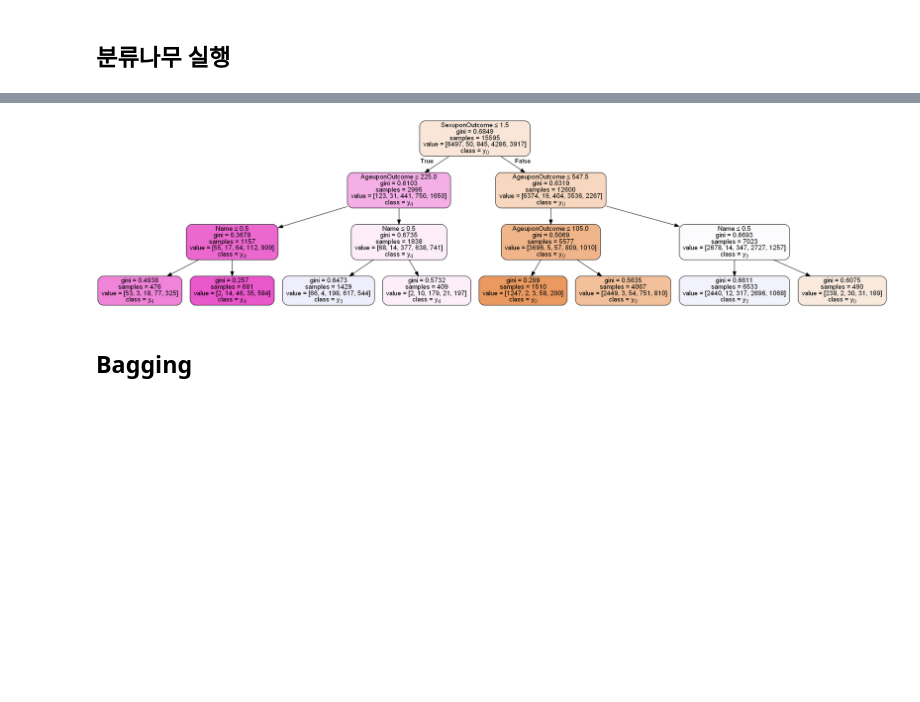
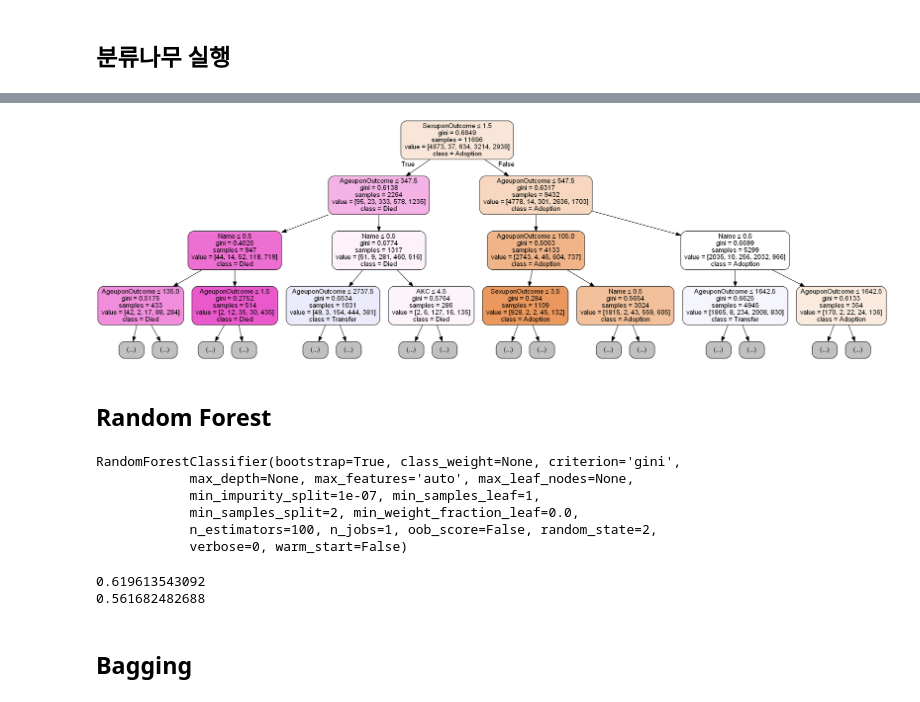
Before and after one commit to JihongL/Shelter-Animal-Outcomes, a Jupyter notebook: Shelter_Classification.ipynb, the cells around one changed output, grey strips where cells are left out. Cells and saved outputs as stored; diff of their text form; code cells hidden in the pictures; blank space fills up the shorter version.

```diff
--- a/Shelter_Classification.ipynb
+++ b/Shelter_Classification.ipynb
@@ -65,5 +66,11 @@ Dog.head()
+# %%
+X = Dog[['Name', 'SexuponOutcome', 'AgeuponOutcome', 'Type', 'AKC']]
+y = Dog['OutcomeType']
+# %%
+from sklearn.model_selection import train_test_split
+X_train, X_test, y_train, y_test = train_test_split(X, y, stratify=y)
 # %% [markdown]
 ## 분류나무 실행
 # %%
 from sklearn.tree import DecisionTreeClassifier
-clf = DecisionTreeClassifier(max_depth=3)
+clf = DecisionTreeClassifier()
@@ -73,2 +77,2 @@ Y = Dog['OutcomeType']
 # %%
-clf = clf.fit(X, Y)
+clf = clf.fit(X_train, y_train)
@@ -88,10 +92,12 @@ from sklearn import tree
 import pydotplus
 import graphviz
 # %%
-dot_data = tree.export_graphviz(clf, out_file=None, filled=True, rounded=True, special_characters=True,
+dot_data = tree.export_graphviz(clf, out_file=None, filled=True, rounded=True, special_characters=True, max_depth=3,
                                feature_names=['Name', 'SexuponOutcome', 'AgeuponOutcome', 'Type', 'AKC'],
-                               class_names=True)
+                               class_names=['Adoption', 'Euthanasia', 'Return to owner', 'Transfer', 'Died'])
 graph = pydotplus.graph_from_dot_data(dot_data)
 Image(graph.create_png())
 # %% [output]
-[figure, old version]
+[figure, new version]
+# %% [markdown]
+## Random Forest
@@ -98,3 +106,19 @@ Image(graph.create_png())
+# %%
+forest = RandomForestClassifier(n_estimators=100, random_state=2)
+forest.fit(X_train, y_train)
+# %% [output]
+RandomForestClassifier(bootstrap=True, class_weight=None, criterion='gini',
+            max_depth=None, max_features='auto', max_leaf_nodes=None,
+            min_impurity_split=1e-07, min_samples_leaf=1,
+            min_samples_split=2, min_weight_fraction_leaf=0.0,
+            n_estimators=100, n_jobs=1, oob_score=False, random_state=2,
+            verbose=0, warm_start=False)
+# %%
+print(forest.score(X_train, y_train))
+print(forest.score(X_test, y_test))
+# %% [output]
+0.619613543092
+0.561682482688
 # %% [markdown]
 ## Bagging
 # %%
```
Also changed, not shown: parts of 22 cells of this notebook, 6 other files.
